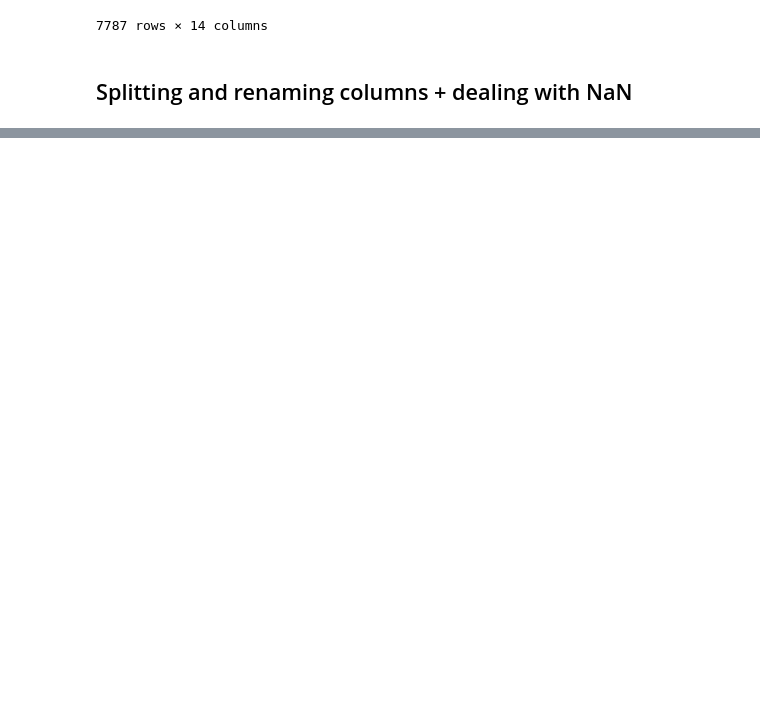
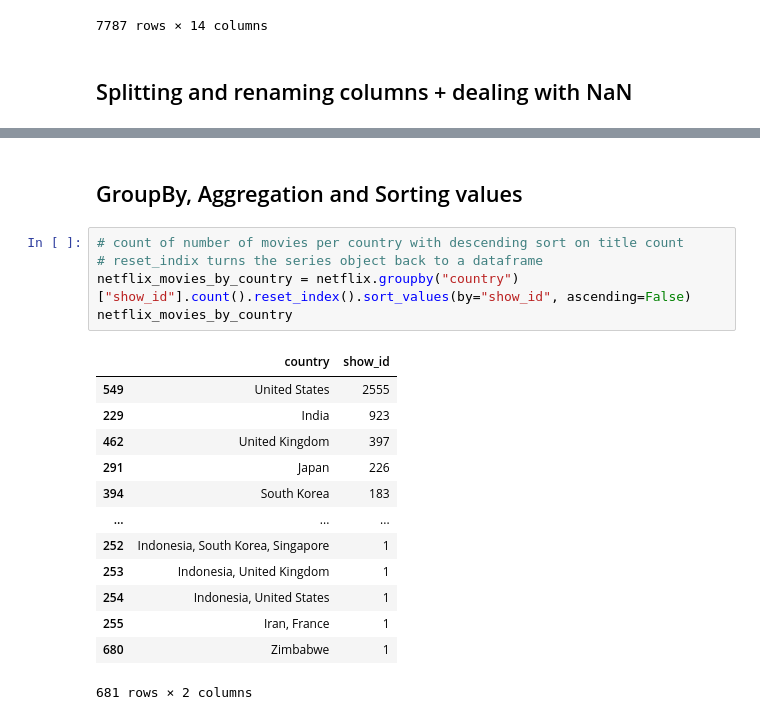
Before and after one commit to nats1207/python_bootcamp, a Jupyter notebook: 20211104_SK_script1_basic_python_datatypes.ipynb, the cells around one changed output, grey strips where cells are left out. Saved outputs shown, nothing was run; the diff lists cells and outputs as text; blank space fills up the shorter version.

```diff
--- a/20211104_SK_script1_basic_python_datatypes.ipynb
+++ b/20211104_SK_script1_basic_python_datatypes.ipynb
@@ -656,0 +684,21 @@ See the caveats in the documentation: https://pandas.pydata.org/pandas-docs/stab
+# %% [markdown]
+## GroupBy, Aggregation and Sorting values
+# %%
+# count of number of movies per country with descending sort on title count
+# reset_indix turns the series object back to a dataframe
+netflix_movies_by_country = netflix.groupby("country")["show_id"].count().reset_index().sort_values(by="show_id", ascending=False)
+netflix_movies_by_country
+# %% [output]
+|  | country | show_id |
+| 549 | United States | 2555 |
+| 229 | India | 923 |
+| 462 | United Kingdom | 397 |
+| 291 | Japan | 226 |
+| 394 | South Korea | 183 |
+| ... | ... | ... |
+| 252 | Indonesia, South Korea, Singapore | 1 |
+| 253 | Indonesia, United Kingdom | 1 |
+| 254 | Indonesia, United States | 1 |
+| 255 | Iran, France | 1 |
+| 680 | Zimbabwe | 1 |
+681 rows × 2 columns
```
Also changed, not shown: parts of 6 cells of this notebook.
